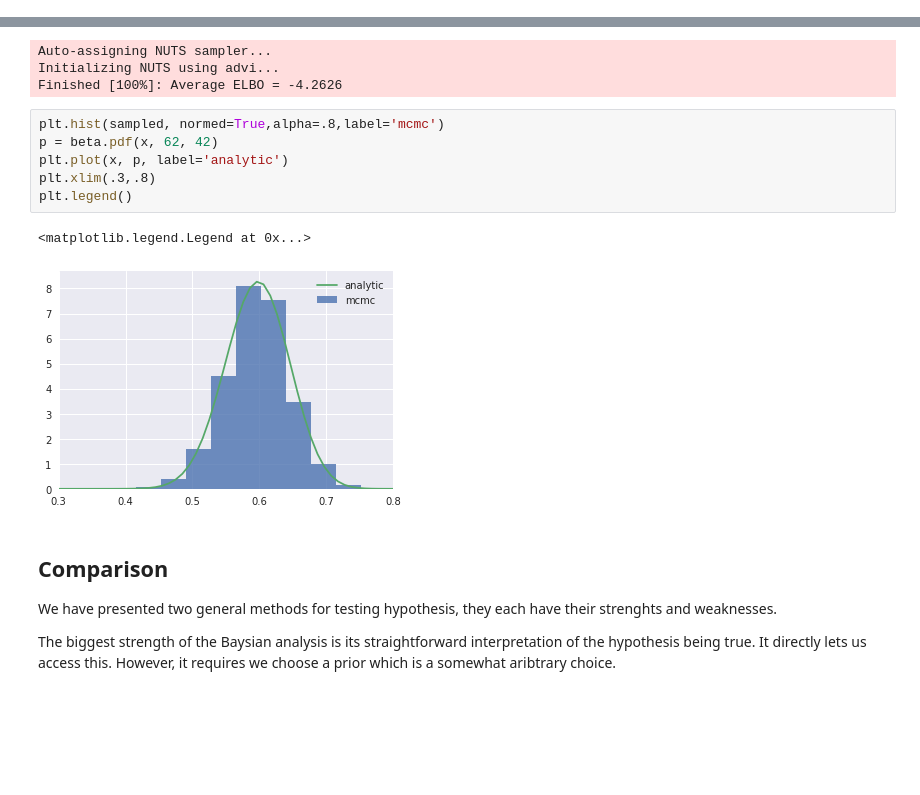
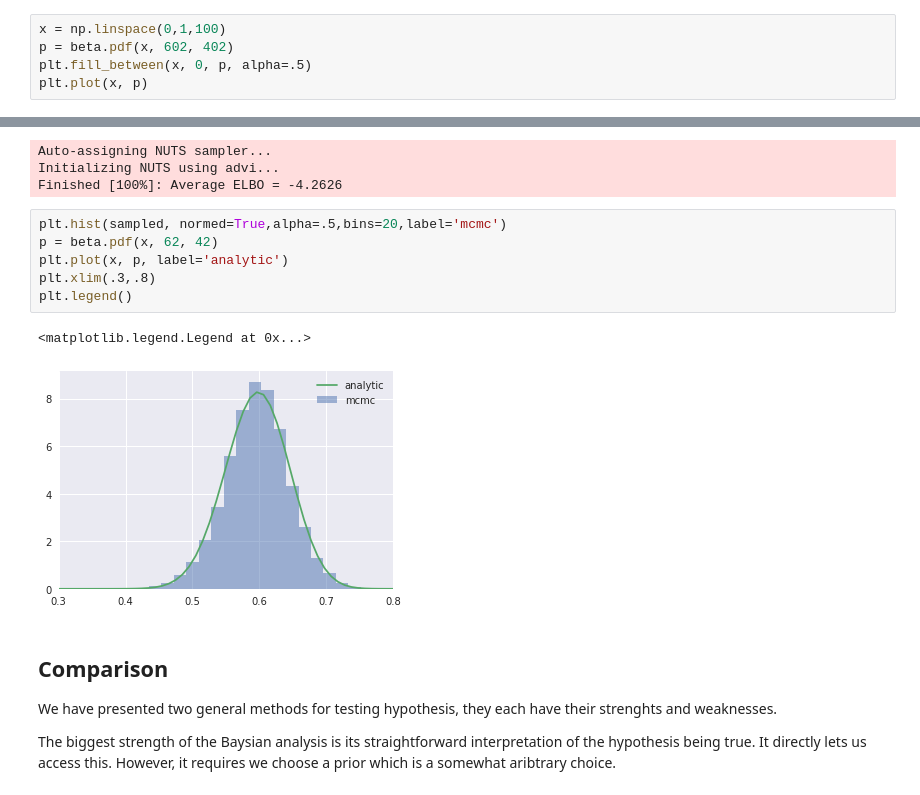
Before and after one commit to ZachGlassman/hypothesis_testing, a Jupyter notebook: Lecture.ipynb, the cells around one changed output, grey strips where cells are left out. Cells and saved outputs as stored; diff of their text form; blank space fills up the shorter version.

```diff
--- a/Lecture.ipynb
+++ b/Lecture.ipynb
@@ -191,0 +217,5 @@ plt.plot(x, p)
+# %%
+x = np.linspace(0,1,100)
+p = beta.pdf(x, 602, 402)
+plt.fill_between(x, 0, p, alpha=.5)
+plt.plot(x, p)
@@ -208,14 +241,14 @@ Auto-assigning NUTS sampler...
 Initializing NUTS using advi...
 Finished [100%]: Average ELBO = -4.2626
 # %%
-plt.hist(sampled, normed=True,alpha=.8,label='mcmc')
+plt.hist(sampled, normed=True,alpha=.5,bins=20,label='mcmc')
 p = beta.pdf(x, 62, 42)
 plt.plot(x, p, label='analytic')
 plt.xlim(.3,.8)
 plt.legend()
 # %% [output]
 <matplotlib.legend.Legend at 0x...>
-[figure, old version]
+[figure, new version]
 # %% [markdown]
 ## Comparison
 We have presented two general methods for testing hypothesis, they each have their strenghts and weaknesses.
```
Also changed, not shown: parts of 13 cells of this notebook.
